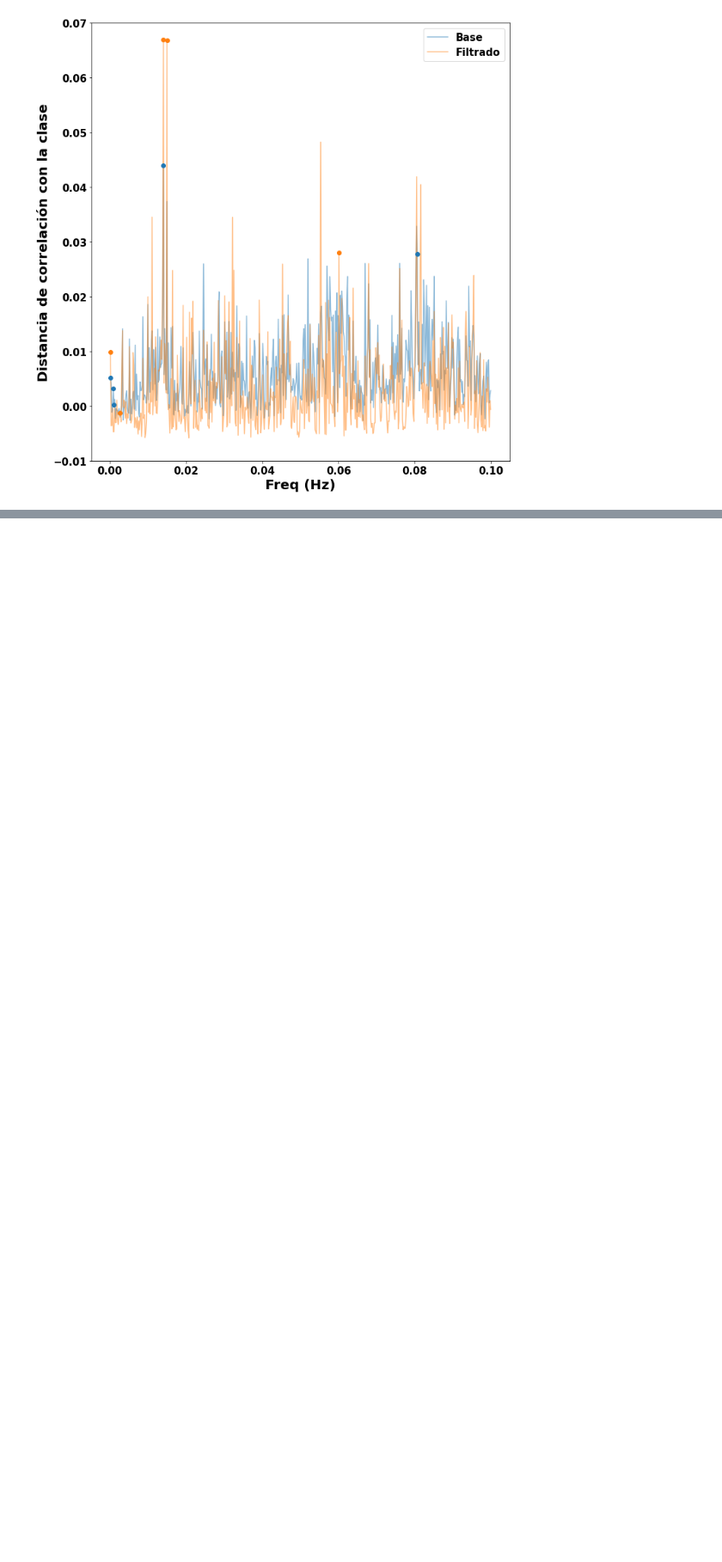
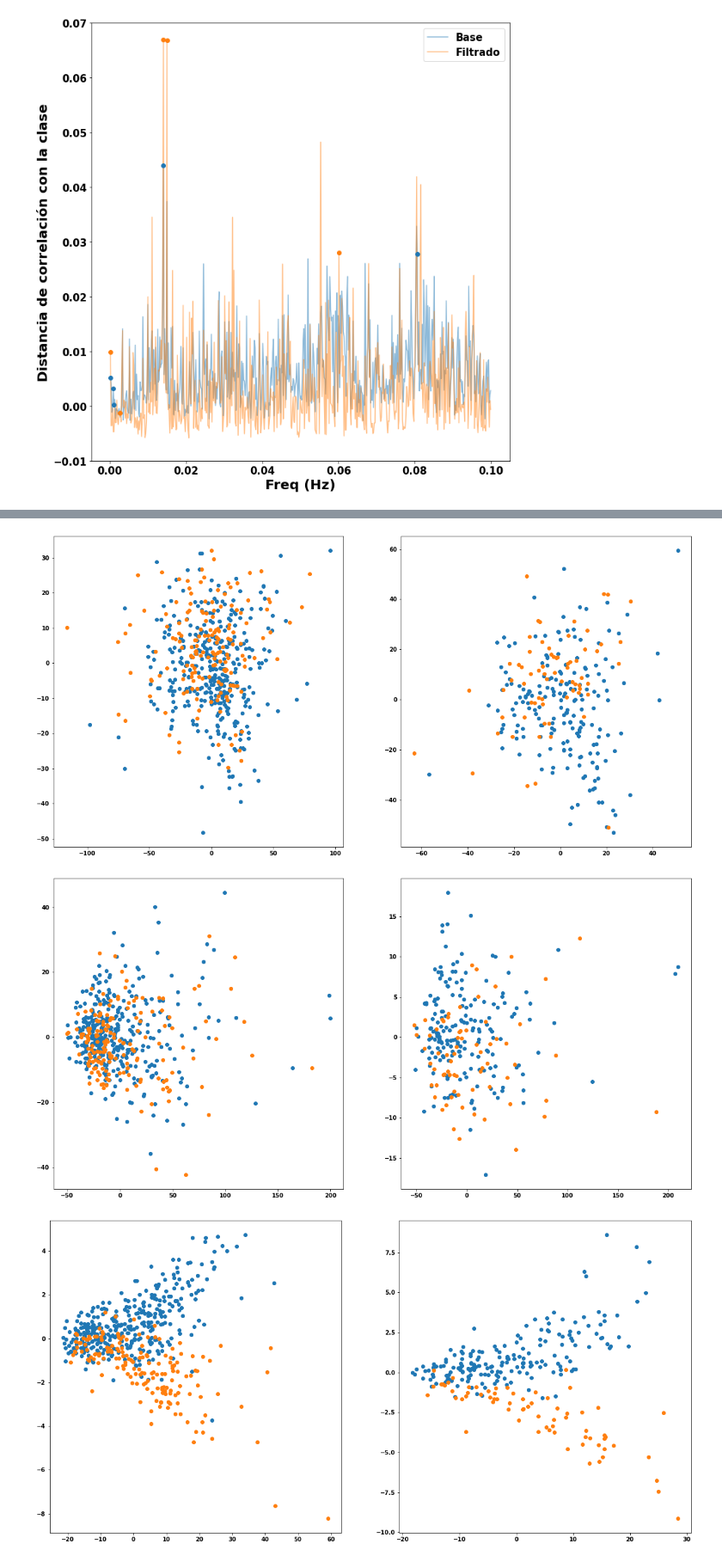
Before and after one commit to lujoselu98/TFM, a Jupyter notebook: memoria/4_2_plots.ipynb, the cells around one changed output, grey strips where cells are left out. Shown: that part at 86% size. Saved outputs shown, nothing was run; the diff lists cells and outputs as text; code cells hidden in the pictures; blank space fills up the shorter version.

```diff
--- a/memoria/4_2_plots.ipynb
+++ b/memoria/4_2_plots.ipynb
@@ -212,0 +195,20 @@ FFT Filtrado
+# %%
+for dataset in fixed_values.DATASETS:
+    fig, ax = plt.subplots(nrows=1, ncols=2, figsize=(20, 10))
+    for i, filter_set in enumerate(['Base', 'Filtrado']):
+        tt, X, y = common_functions.load_data(dataset,
+                                              remove_outliers=False,
+                                              filter_data=filter_set == 'Filtrado',
+                                              easy_data=False)
+        y = y.iloc[:]
+
+        pls_regressor = sklearn.cross_decomposition.PLSRegression(n_components=2)
+        pls_regressor = pls_regressor.fit(X, y)
+
+        X_pls = pls_regressor.transform(X)
+        ax[i].scatter(X_pls[y == 0][:, 0], X_pls[y == 0][:, 1], label='Normal')
+        ax[i].scatter(X_pls[y == 1][:, 0], X_pls[y == 1][:, 1], label='Patológico')
+# %% [output]
+[figure, added]
+[figure, added]
+[figure, added]
```
Also changed, not shown: parts of 3 cells of this notebook, 15 other files.
